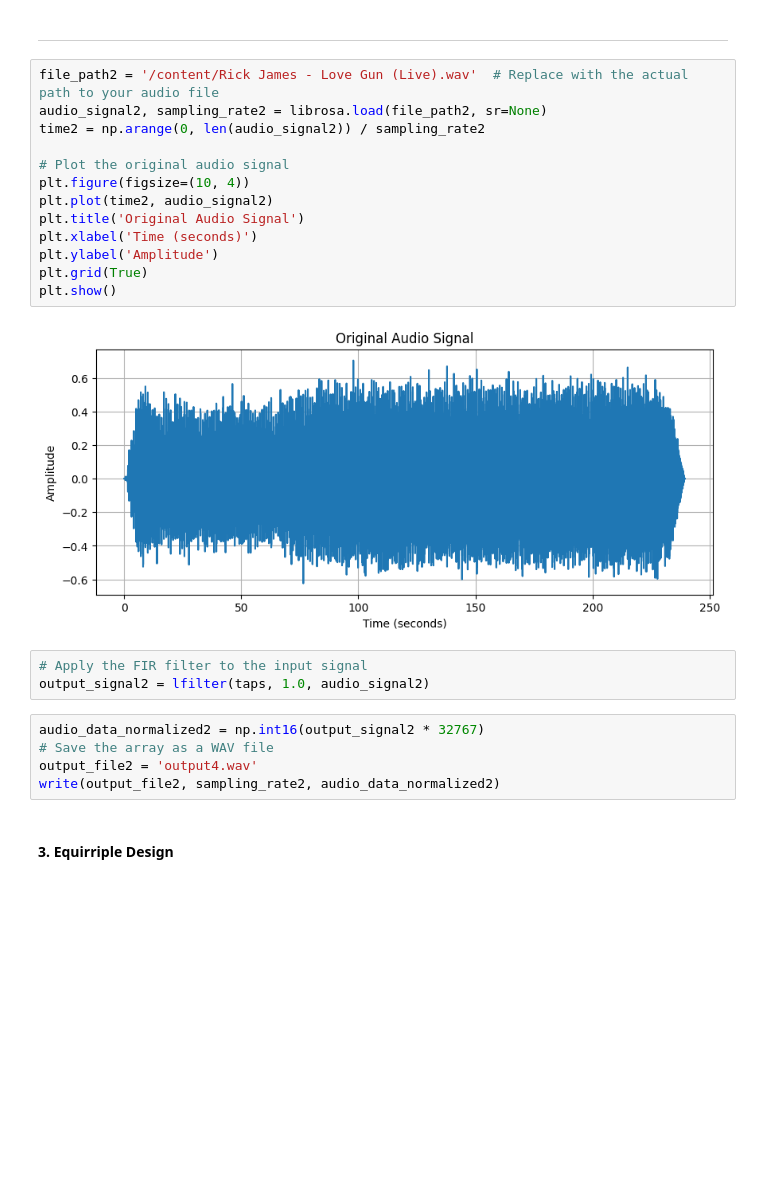
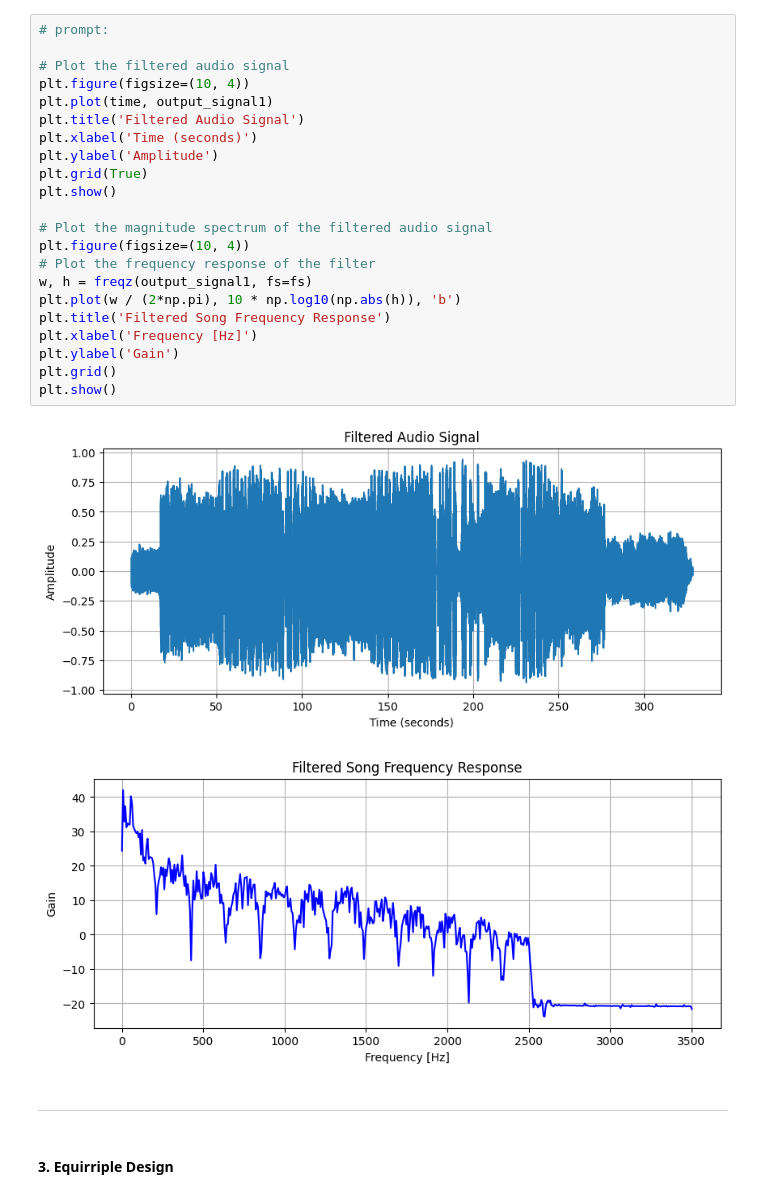
Before and after one commit to Jibby2k1/ML4Music, a Jupyter notebook: Stage_1_Filter_Investigation.ipynb, the cells around one changed output. Saved outputs shown, nothing was run; the diff lists cells and outputs as text; blank space fills up the shorter version.

```diff
--- a/Stage_1_Filter_Investigation.ipynb
+++ b/Stage_1_Filter_Investigation.ipynb
@@ -122,30 +213,32 @@ write(output_file1, sampling_rate1, audio_data_normalized1)
+# %%
+# prompt:
+
+# Plot the filtered audio signal
+plt.figure(figsize=(10, 4))
+plt.plot(time, output_signal1)
+plt.title('Filtered Audio Signal')
+plt.xlabel('Time (seconds)')
+plt.ylabel('Amplitude')
+plt.grid(True)
+plt.show()
+
+# Plot the magnitude spectrum of the filtered audio signal
+plt.figure(figsize=(10, 4))
+# Plot the frequency response of the filter
+w, h = freqz(output_signal1, fs=fs)
+plt.plot(w / (2*np.pi), 10 * np.log10(np.abs(h)), 'b')
+plt.title('Filtered Song Frequency Response')
+plt.xlabel('Frequency [Hz]')
+plt.ylabel('Gain')
+plt.grid()
+plt.show()
+# %% [output]
+[figure, added]
+[figure, added]
 # %% [markdown]
 
 
 ---
-# %%
-file_path2 = '/content/Rick James - Love Gun (Live).wav'  # Replace with the actual path to your audio file
-audio_signal2, sampling_rate2 = librosa.load(file_path2, sr=None)
-time2 = np.arange(0, len(audio_signal2)) / sampling_rate2
-
-# Plot the original audio signal
-plt.figure(figsize=(10, 4))
-plt.plot(time2, audio_signal2)
-plt.title('Original Audio Signal')
-plt.xlabel('Time (seconds)')
-plt.ylabel('Amplitude')
-plt.grid(True)
-plt.show()
-# %% [output]
-[figure, removed]
-# %%
-# Apply the FIR filter to the input signal
-output_signal2 = lfilter(taps, 1.0, audio_signal2)
-# %%
-audio_data_normalized2 = np.int16(output_signal2 * 32767)
-# Save the array as a WAV file
-output_file2 = 'output4.wav'
-write(output_file2, sampling_rate2, audio_data_normalized2)
 # %% [markdown]
 #### 3. Equirriple Design
 # %% [markdown]
```
Also changed, not shown: parts of 48 cells of this notebook.
